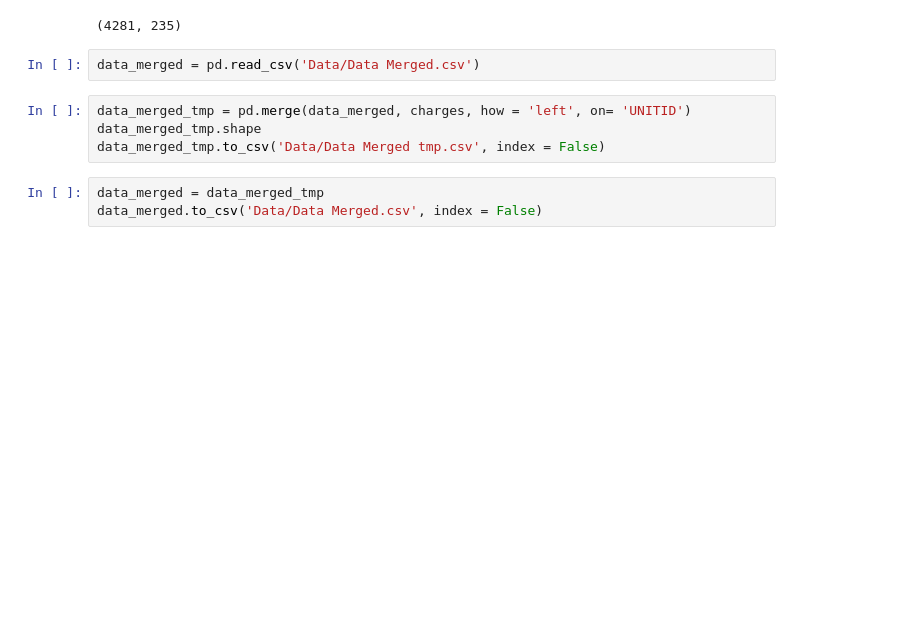
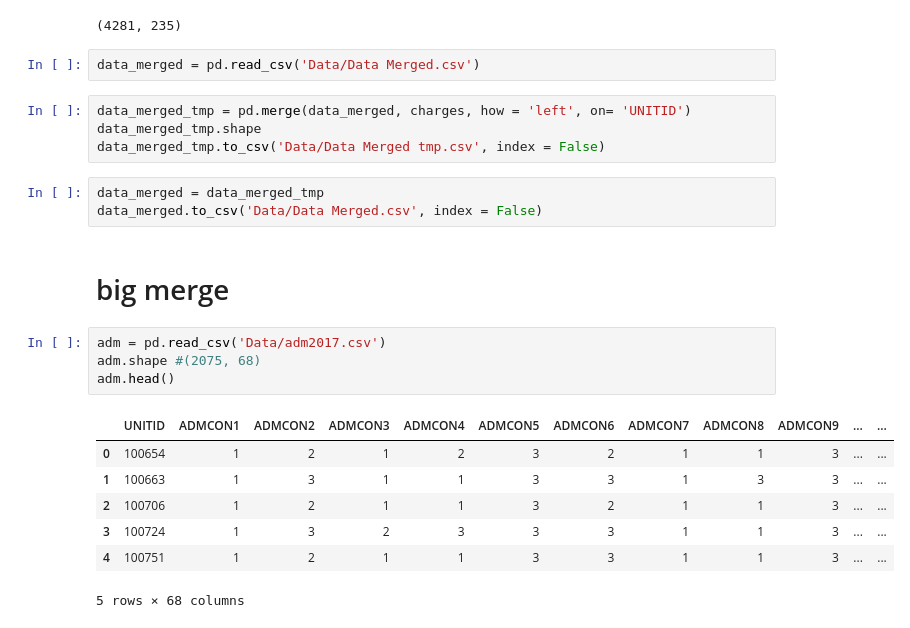
Before and after one commit to nina-xu/Insight_ScholarShip, a Jupyter notebook: Data cleaning continued.ipynb, the cells around one changed output. Saved outputs shown, nothing was run; the diff lists cells and outputs as text; blank space fills up the shorter version.

```diff
--- a/Data cleaning continued.ipynb
+++ b/Data cleaning continued.ipynb
@@ -161,3 +161,17 @@ data_merged_tmp.to_csv('Data/Data Merged tmp.csv', index = False)
 # %%
 data_merged = data_merged_tmp
 data_merged.to_csv('Data/Data Merged.csv', index = False)
+# %% [markdown]
+# big merge
+# %%
+adm = pd.read_csv('Data/adm2017.csv')
+adm.shape #(2075, 68)
+adm.head()
+# %% [output]
+|  | UNITID | ADMCON1 | ADMCON2 | ADMCON3 | ADMCON4 | ADMCON5 | ADMCON6 | ADMCON7 | ADMCON8 | ADMCON9 | ... | ... |
+| 0 | 100654 | 1 | 2 | 1 | 2 | 3 | 2 | 1 | 1 | 3 | ... | ... |
+| 1 | 100663 | 1 | 3 | 1 | 1 | 3 | 3 | 1 | 3 | 3 | ... | ... |
+| 2 | 100706 | 1 | 2 | 1 | 1 | 3 | 2 | 1 | 1 | 3 | ... | ... |
+| 3 | 100724 | 1 | 3 | 2 | 3 | 3 | 3 | 1 | 1 | 3 | ... | ... |
+| 4 | 100751 | 1 | 2 | 1 | 1 | 3 | 3 | 1 | 1 | 3 | ... | ... |
+5 rows × 68 columns
```
Also changed, not shown: parts of 2 cells of this notebook, 1 other file.
